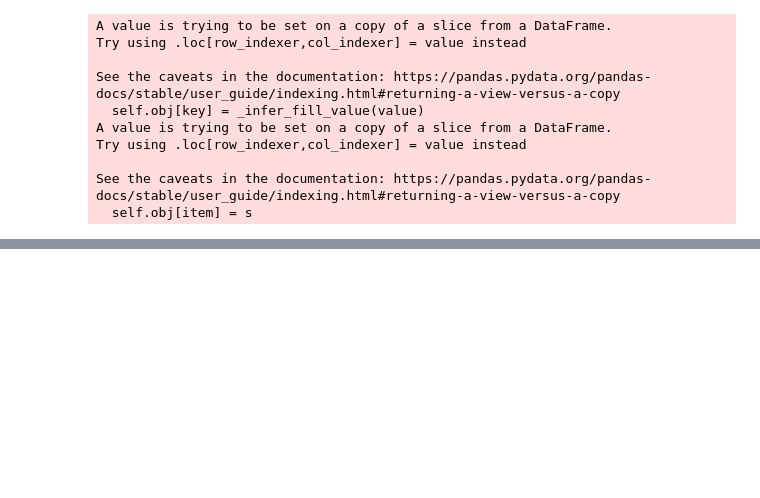
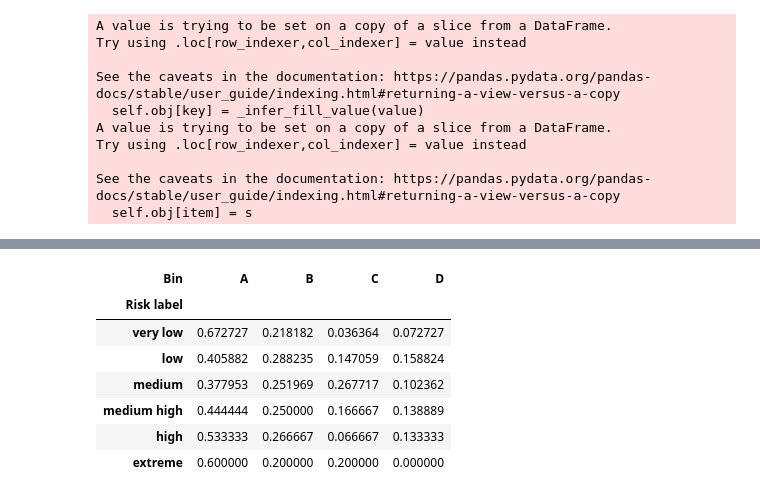
Before and after one commit to ScottCoffin/EconImpact, a Jupyter notebook: Python/Data Processing.ipynb, the cells around one changed output, grey strips where cells are left out. Cells and saved outputs as stored; diff of their text form; code cells hidden in the pictures; blank space fills up the shorter version.

```diff
--- a/Python/Data Processing.ipynb
+++ b/Python/Data Processing.ipynb
@@ -212,0 +232,11 @@ q5_data.dropna(subset=['score_avg']).to_excel('risk_scores.xlsx',index=False)
+# %%
+q5_norm
+# %% [output]
+| Bin | A | B | C | D |
+| Risk label |  |  |  |  |
+| very low | 0.672727 | 0.218182 | 0.036364 | 0.072727 |
+| low | 0.405882 | 0.288235 | 0.147059 | 0.158824 |
+| medium | 0.377953 | 0.251969 | 0.267717 | 0.102362 |
+| medium high | 0.444444 | 0.250000 | 0.166667 | 0.138889 |
+| high | 0.533333 | 0.266667 | 0.066667 | 0.133333 |
+| extreme | 0.600000 | 0.200000 | 0.200000 | 0.000000 |
```
Also changed, not shown: parts of 2 cells of this notebook.
